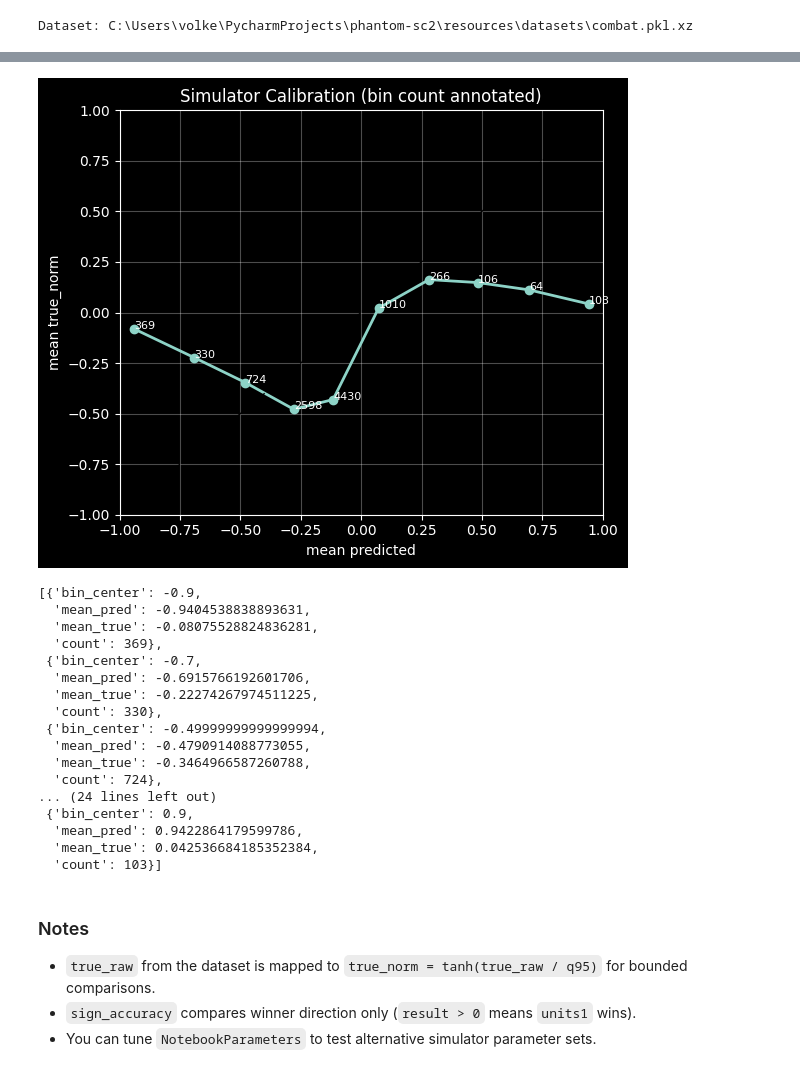
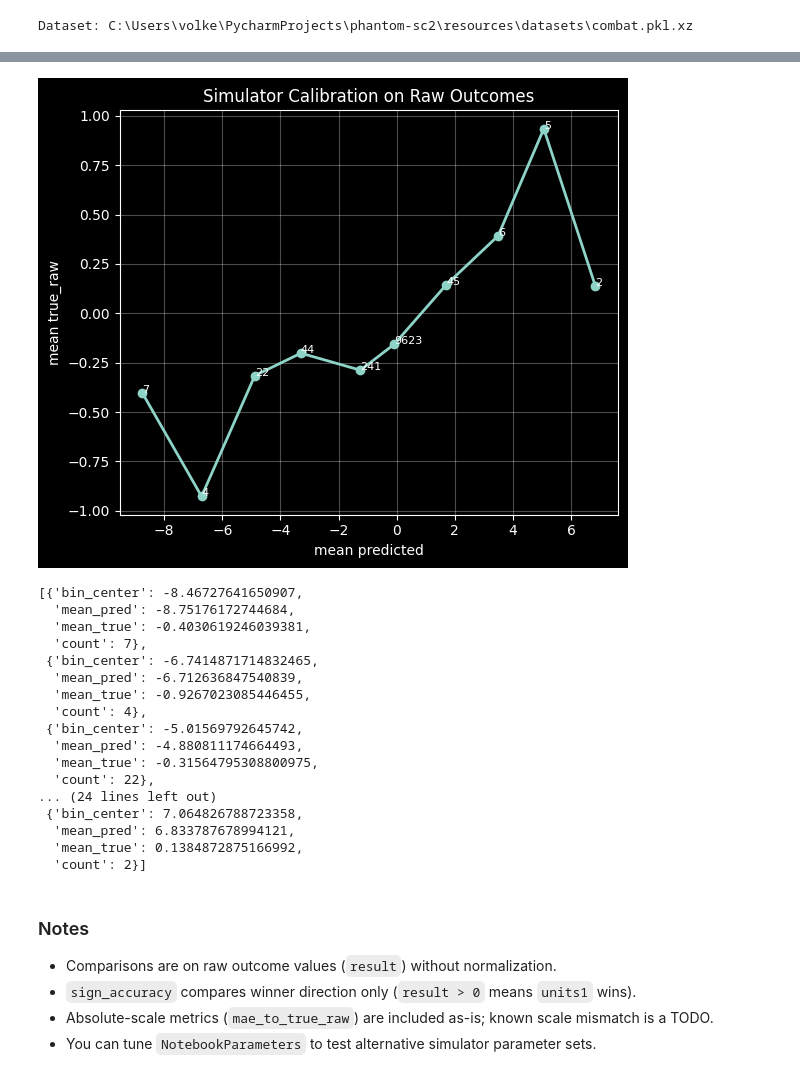
Before and after one commit to vschmidt91/phantom-sc2, a Jupyter notebook: notebooks/combat_simulator_vs_dataset.ipynb, the cells around one changed output, grey strips where cells are left out. Cells and saved outputs as stored; diff of their text form; code cells hidden in the pictures.

```diff
--- a/notebooks/combat_simulator_vs_dataset.ipynb
+++ b/notebooks/combat_simulator_vs_dataset.ipynb
@@ -81,10 +81,13 @@ def to_model_setup(sample: dict) -> ModelCombatSetup:
             units2.append(unit)
         else:
             units1.append(unit)
+    attacking = set[int]()
+    attacking.update(u.tag for u in units1)
+    attacking.update(u.tag for u in units2)
     return ModelCombatSetup(
         units1=units1,
         units2=units2,
-        attacking=set(sample["attacking"]),
+        attacking=attacking,
     )
 
 
@@ -111,7 +114,7 @@ for sample in data:
     dps2 = sum_dps(setup.units2)
 
     rows.append({
-        "true_raw": float(sample["result"]),
+        "true_raw": float(sample["advantage_log"]),
         "pred_sim": float(pred),
         "hp_ratio": (hp1 - hp2) / max(1e-9, hp1 + hp2),
         "dps_ratio": (dps1 - dps2) / max(1e-9, dps1 + dps2),
@@ -146,9 +149,6 @@ true_raw = np.array([r["true_raw"] for r in rows], dtype=float)
 pred_sim = np.array([r["pred_sim"] for r in rows], dtype=float)
 hp_ratio = np.array([r["hp_ratio"] for r in rows], dtype=float)
 dps_ratio = np.array([r["dps_ratio"] for r in rows], dtype=float)
-
-scale = np.quantile(np.abs(true_raw), 0.95)
-true_norm = np.tanh(true_raw / scale)
 
 def sign_no_zero(x: np.ndarray) -> np.ndarray:
     y = np.sign(x)
@@ -161,8 +161,8 @@ def metrics_for(name: str, pred: np.ndarray) -> dict:
     return {
         "model": name,
         "sign_accuracy": float((sign_no_zero(pred) == y_sign).mean()),
-        "corr_to_true_norm": float(np.corrcoef(pred, true_norm)[0, 1]),
-        "mae_to_true_norm": float(np.mean(np.abs(pred - true_norm))),
+        "corr_to_true_raw": float(np.corrcoef(pred, true_raw)[0, 1]),
+        "mae_to_true_raw": float(np.mean(np.abs(pred - true_raw))),
     }
 
 metrics = [
@@ -170,7 +170,6 @@ metrics = [
     metrics_for("hp_ratio", hp_ratio),
     metrics_for("dps_ratio", dps_ratio),
 ]
-metrics = sorted(metrics, key=lambda m: m["sign_accuracy"], reverse=True)
 metrics
 # %% [output]
 [{'model': 'simulator',
@@ -221,59 +222,57 @@ plt.show()
 # %%
-bins = np.linspace(-1.0, 1.0, 11)
+bins = np.linspace(pred_sim.min(), pred_sim.max(), 11)
 digitized = np.digitize(pred_sim, bins)
 calibration = []
 for b in range(1, len(bins)):
     mask = digitized == b
     count = int(mask.sum())
     if count == 0:
         continue
     calibration.append({
         "bin_center": float((bins[b - 1] + bins[b]) / 2),
         "mean_pred": float(pred_sim[mask].mean()),
-        "mean_true": float(true_norm[mask].mean()),
+        "mean_true": float(true_raw[mask].mean()),
         "count": count,
     })
 
 cal_pred = np.array([c["mean_pred"] for c in calibration])
 cal_true = np.array([c["mean_true"] for c in calibration])
 cal_count = np.array([c["count"] for c in calibration])
 
 plt.figure(figsize=(6, 5))
 plt.plot(cal_pred, cal_true, marker="o", linewidth=2)
-plt.axline((0, 0), slope=1.0, linestyle="--", color="black", linewidth=1)
 for x, y, c in zip(cal_pred, cal_true, cal_count):
     plt.text(x, y, str(int(c)), fontsize=8)
-plt.title("Simulator Calibration (bin count annotated)")
+plt.title("Simulator Calibration on Raw Outcomes")
 plt.xlabel("mean predicted")
-plt.ylabel("mean true_norm")
-plt.xlim(-1, 1)
-plt.ylim(-1, 1)
+plt.ylabel("mean true_raw")
 plt.grid(alpha=0.3)
 plt.tight_layout()
 plt.show()
 
 calibration
 # %% [output]
-[figure, old version]
+[figure, new version]
-[{'bin_center': -0.9,
-  'mean_pred': -0.9404538838893631,
-  'mean_true': -0.08075528824836281,
-  'count': 369},
- {'bin_center': -0.7,
-  'mean_pred': -0.6915766192601706,
-  'mean_true': -0.22274267974511225,
-  'count': 330},
- {'bin_center': -0.49999999999999994,
-  'mean_pred': -0.4790914088773055,
-  'mean_true': -0.3464966587260788,
-  'count': 724},
+[{'bin_center': -8.46727641650907,
+  'mean_pred': -8.75176172744684,
+  'mean_true': -0.4030619246039381,
+  'count': 7},
+ {'bin_center': -6.7414871714832465,
+  'mean_pred': -6.712636847540839,
+  'mean_true': -0.9267023085446455,
+  'count': 4},
+ {'bin_center': -5.01569792645742,
+  'mean_pred': -4.880811174664493,
+  'mean_true': -0.31564795308800975,
+  'count': 22},
 ... (24 lines left out)
- {'bin_center': 0.9,
-  'mean_pred': 0.9422864179599786,
-  'mean_true': 0.042536684185352384,
-  'count': 103}]
+ {'bin_center': 7.064826788723358,
+  'mean_pred': 6.833787678994121,
+  'mean_true': 0.1384872875166992,
+  'count': 2}]
 # %% [markdown]
 ### Notes
-- `true_raw` from the dataset is mapped to `true_norm = tanh(true_raw / q95)` for bounded comparisons.
+- Comparisons are on raw outcome values (`result`) without normalization.
 - `sign_accuracy` compares winner direction only (`result > 0` means `units1` wins).
+- Absolute-scale metrics (`mae_to_true_raw`) are included as-is; known scale mismatch is a TODO.
 - You can tune `NotebookParameters` to test alternative simulator parameter sets.
```
Also changed, not shown: parts of 4 cells of this notebook, 2 other files.
